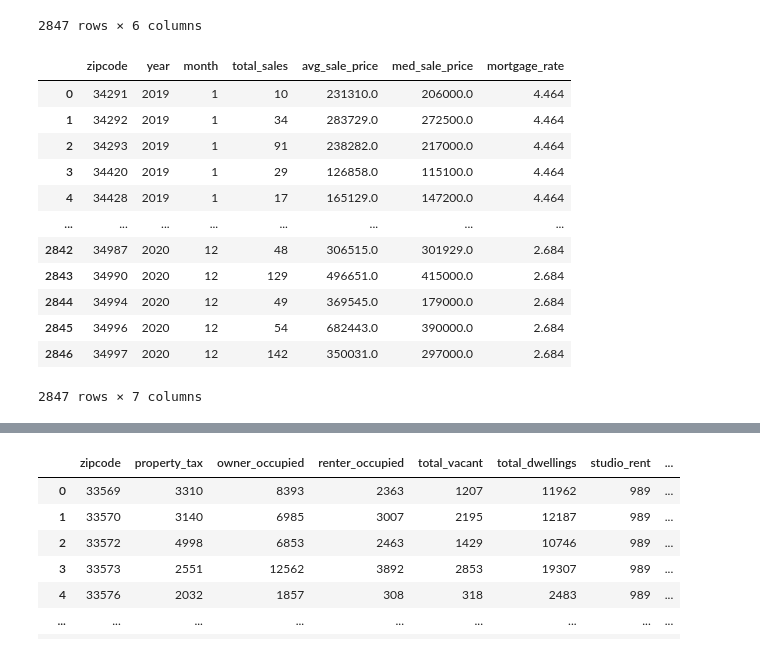
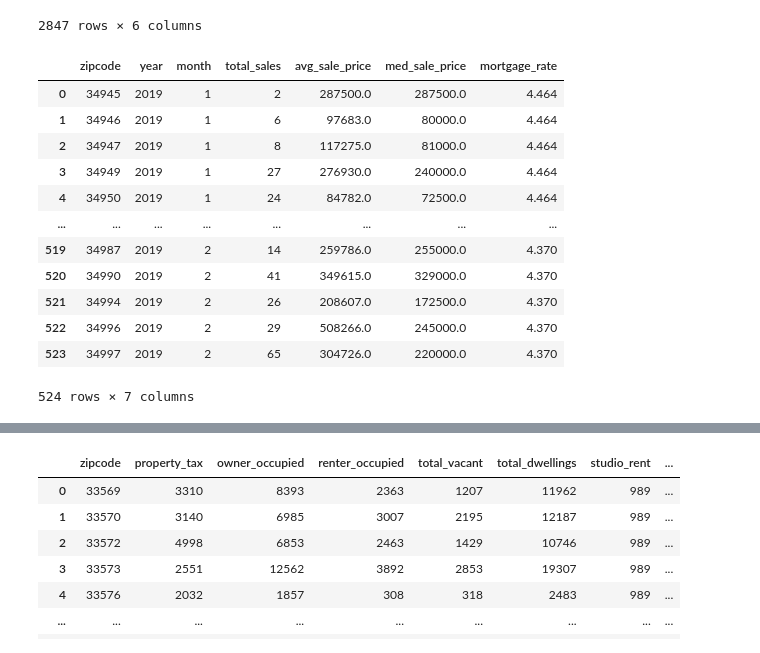
Before and after one commit to FinalProject-2021/Housing_Valuation, a Jupyter notebook: sales_data_JJ.ipynb, the cells around one changed output, grey strips where cells are left out. Saved outputs shown, nothing was run; the diff lists cells and outputs as text; code cells hidden in the pictures.

```diff
--- a/sales_data_JJ.ipynb
+++ b/sales_data_JJ.ipynb
@@ -25,10 +26,17 @@ zip_codes = list(zip(*split_codes))
 
 # zip_codes[0]
 # %%
-count = 0
-for code in zip_codes[2]:
-    count += 1
+# count = 0
+# for code in zip_codes[2]:
+#     count += 1
 
-print(count)
-zip_codes[7][83:]
+# print(count)
+# zip_codes[7][83:]
+# fl_codes_int = []
+# for code in fl_codes:
+#     fl_codes_int.append(int(code))
+
+
+fl_zipcodes = pd.Series(fl_codes, name='zipcode')
+fl_zipcodes
 # %% [output]
@@ -79,7 +81,7 @@ sales_trend = "salestrend/snapshot?geoid=ZI"
 
 sales_trend_dates = "&interval=monthly&startyear=2019&endyear=2020&startmonth=january&endmonth=december"
 
-headers = {'Accept': 'application/json', 'apikey': MLONG}
+headers = {'Accept': 'application/json', 'apikey': CSMITH}
 
 
 # Establish variable for information desired
@@ -91,7 +93,7 @@ average_price = []
 median_price = []
 sales_no_data = []
 
-for code in zip_codes[7][83:]:
+for code in sales_missing_zips:
     # Make API call
     sales_response = requests.post( f'{property_url}{sales_trend}{code}{sales_trend_dates}',
                                     headers = headers)
@@ -176,21 +178,21 @@ sales_data_2
 # %%
 rates = pd.read_csv('Resources/monthly_morgage_rates.csv')
 
-final_sales = pd.merge(sales_data_2, rates, on=['year','month'])
+final_sales = pd.merge(sales_data, rates, on=['year','month'])
 
 final_sales
 # %% [output]
 |  | zipcode | year | month | total_sales | avg_sale_price | med_sale_price | mortgage_rate |
-| 0 | 34291 | 2019 | 1 | 10 | 231310.0 | 206000.0 | 4.464 |
-| 1 | 34292 | 2019 | 1 | 34 | 283729.0 | 272500.0 | 4.464 |
-| 2 | 34293 | 2019 | 1 | 91 | 238282.0 | 217000.0 | 4.464 |
-| 3 | 34420 | 2019 | 1 | 29 | 126858.0 | 115100.0 | 4.464 |
-| 4 | 34428 | 2019 | 1 | 17 | 165129.0 | 147200.0 | 4.464 |
+| 0 | 34945 | 2019 | 1 | 2 | 287500.0 | 287500.0 | 4.464 |
+| 1 | 34946 | 2019 | 1 | 6 | 97683.0 | 80000.0 | 4.464 |
+| 2 | 34947 | 2019 | 1 | 8 | 117275.0 | 81000.0 | 4.464 |
+| 3 | 34949 | 2019 | 1 | 27 | 276930.0 | 240000.0 | 4.464 |
+| 4 | 34950 | 2019 | 1 | 24 | 84782.0 | 72500.0 | 4.464 |
 | ... | ... | ... | ... | ... | ... | ... | ... |
-| 2842 | 34987 | 2020 | 12 | 48 | 306515.0 | 301929.0 | 2.684 |
-| 2843 | 34990 | 2020 | 12 | 129 | 496651.0 | 415000.0 | 2.684 |
-| 2844 | 34994 | 2020 | 12 | 49 | 369545.0 | 179000.0 | 2.684 |
-| 2845 | 34996 | 2020 | 12 | 54 | 682443.0 | 390000.0 | 2.684 |
-| 2846 | 34997 | 2020 | 12 | 142 | 350031.0 | 297000.0 | 2.684 |
+| 519 | 34987 | 2019 | 2 | 14 | 259786.0 | 255000.0 | 4.370 |
+| 520 | 34990 | 2019 | 2 | 41 | 349615.0 | 329000.0 | 4.370 |
+| 521 | 34994 | 2019 | 2 | 26 | 208607.0 | 172500.0 | 4.370 |
+| 522 | 34996 | 2019 | 2 | 29 | 508266.0 | 245000.0 | 4.370 |
+| 523 | 34997 | 2019 | 2 | 65 | 304726.0 | 220000.0 | 4.370 |
-2847 rows × 7 columns
+524 rows × 7 columns
 # %%
```
Also changed, not shown: parts of 12 cells of this notebook, 19 other files.
